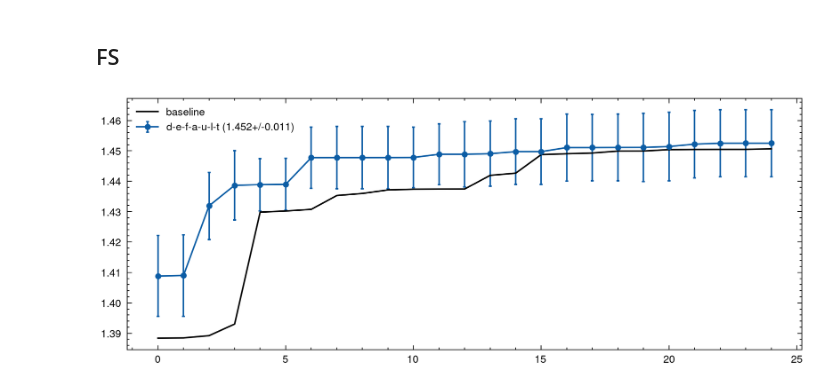
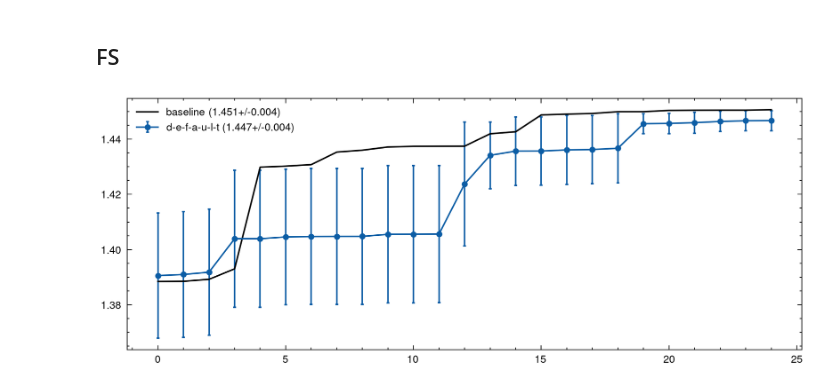
Before and after one commit to GazzolaLab/MultiObjectiveSurrogateOptimization, a Jupyter notebook: figure3.ipynb, the cells around one changed output. Saved outputs shown, nothing was run; the diff lists cells and outputs as text; code cells hidden in the pictures.

Commit message:
Add sensitivity comparison

```diff
--- a/figure3.ipynb
+++ b/figure3.ipynb
@@ -444,8 +449,10 @@ for p in _ca1_sa.populations():
     nadir = nadirs[p]
 
     for experiment in experiments:
-        model_name = str(experiment.config.dopt_params.surrogate_custom_training_kwargs.sensitivity)
-        #model_name += str(experiment.config.dopt_params.surrogate_custom_training_kwargs.backbone)
+        model_name = str(experiment.config.dopt_params.surrogate_custom_training_kwargs.get('sensitivity', '-'))
+        model_name += str(experiment.config.dopt_params.get('sensitivity_method_name', '-'))
+        model_name = model_name.replace('-', '').replace('True', 'sgrad')
+
         sa_hvs.setdefault(p, {})
 
         epoch_ranges = experiment.epoch_ranges(from_zero=True)
@@ -455,3 +462,12 @@ for p in _ca1_sa.populations():
             sa_hvs[p][model_name].setdefault(epoch, [])
             hv = experiment.norm_hv_region(nadir, region)
             sa_hvs[p][model_name][epoch].append(hv)
+
+
+sa_hvs_reduced = {}
+for p, sahvs in sa_hvs.items():
+    sa_hvs_reduced.setdefault(p, {})
+    for model_name, vals in sahvs.items():
+        sa_hvs_reduced[p].setdefault(model_name, {})
+        q = vals[9]
+        sa_hvs_reduced[p][model_name] = ufloat(np.mean(q), stats.sem(q))
@@ -467,25 +581,28 @@ fig, axs = plt.subplots(1, len(sa_hvs), figsize=(8, 3), sharey=False)
 #axs = np.array([axs])
 
 for ax, (p, models) in zip(axs.flatten(), sa_hvs.items()):
-    # if p != 'BS':
-    #     pass
     for model_name, epoch_hvs in models.items():
         x = []
         y = []
         y_err = []
         for epoch, hvs in epoch_hvs.items():
-            # if epoch > 5:
-            #     continue
             x.append(int(epoch))
             y.append(np.mean(hvs))
             y_err.append(stats.sem(hvs))
 
+        if model_name == 'cross_check':
+            continue
+
         ax.errorbar(x, y, yerr=y_err, label='-'.join(model_name) + f" ({ufloat(y[-1], y_err[-1])})",
                     fmt="-o", capsize=1)
+
+        #print(p, model_name, ufloat(y[-1], y_err[-1]))
 
     y = []
     for epoch, hvs in baseline_hvs[p]['baseline'].items():
         y.append(np.mean(hvs))
+
+    #print(p, 'baseline', y[:10][-1])
 
     ax.plot(x,y[:10], label='baseline', color='black')
 
@@ -493,15 +610,9 @@ for ax, (p, models) in zip(axs.flatten(), sa_hvs.items()):
     for epoch, hvs in baseline_hvs[p]['c+o-fttransformer'].items():
         y.append(np.mean(hvs))
 
-    ax.plot(x,y[:10], label='c+o-fttransformer', color='yellow')
+    #print(p, 'n/sa', y[:10][-1])
 
-
-
-    # y = []
-    # for epoch, hvs in baseline_hvs[p]['c+o-resnet'].items():
-    #     y.append(np.mean(hvs))
-
-    # ax.plot(x,y[:10], label='c+o-resnet', color='purple')
+    #ax.plot(x,y[:10], label='c+o-fttransformer', color='yellow')
 
     ax.set_xlabel("Epoch")
     ax.axhline(y=1.1**4, color="grey", linestyle="--", label="Max Volume")
@@ -540,27 +653,27 @@ for p in _ca1_fs.populations():
 # %%
 fig, axs = plt.subplots(1, 1, figsize=(8, 3), sharey=False)
 
 axs = np.array([axs])
 
 for ax, (p, models) in zip(axs.flatten(), fs_hvs.items()):
     for model_name, epoch_hvs in models.items():
         x = []
         y = []
         y_err = []
         for epoch, hvs in epoch_hvs.items():
             x.append(int(epoch))
-            y.append(np.max(hvs))
+            y.append(np.mean(hvs))
             y_err.append(stats.sem(hvs))
 
         ax.errorbar(x, y, yerr=y_err, label='-'.join(model_name) + f" ({ufloat(y[-1], y_err[-1])})",
                     fmt="-o", capsize=1)
 
     y = []
     for epoch, hvs in baseline_hvs[p]['baseline'].items():
         y.append(np.mean(hvs))
 
-    ax.plot(x,y, label='baseline', color='black')
+    ax.plot(x,y, label='baseline'+ f" ({ufloat(y[-1], y_err[-1])})", color='black')
 
     ax.legend()
 # %% [output]
-[figure, old version]
+[figure, new version]
```
Also changed, not shown: parts of 11 cells of this notebook, 2 other files.
